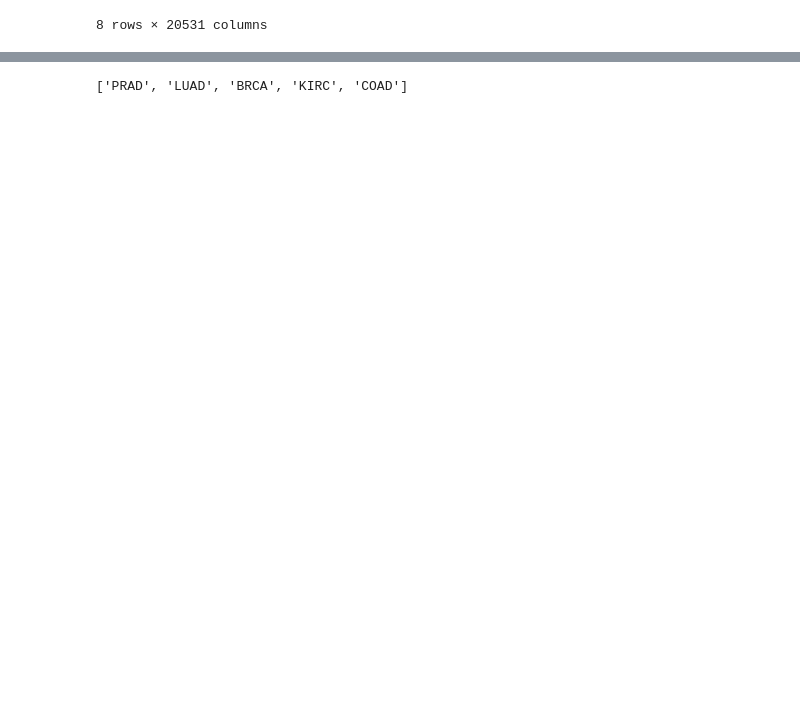
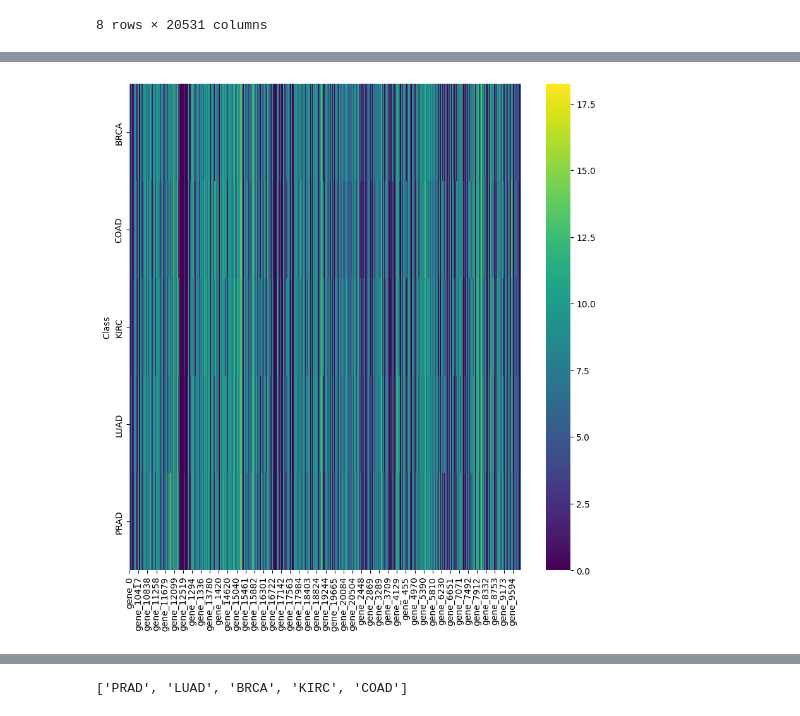
Before and after one commit to EdwinR01/DANA_4840, a Jupyter notebook: Edwin_DANA4840.ipynb, the cells around one changed output, grey strips where cells are left out. Drawn from its saved outputs; the diff is of its cells as text; code cells hidden in the pictures; blank space fills up the shorter version.

Commit message:
Merged,Scale and ready to Hierarchical Clusterin and CLARA

```diff
--- a/Edwin_DANA4840.ipynb
+++ b/Edwin_DANA4840.ipynb
@@ -22,0 +48,5 @@ df.head()
+# %%
+column_list_df=df.columns.tolist()
+# %%
+# Now we are moving Class column to the first position
+df_merged=df_merged[["Class"] + column_list_df]
@@ -22,0 +63,3 @@ df.head()
+# %%
+# We are dropping the Unnamed column
+df_merged.drop(columns=["Unnamed: 0"],inplace=True)
@@ -35,0 +117,5 @@ df.describe()
+# %%
+df_pivot=pd.pivot_table(df_merged,index=["Class"],aggfunc="mean")
+df_pivot
+
+# We are comparing the mean of all genes acros the classes to plot and compare any discrepancy
@@ -35,0 +131,11 @@ df.describe()
+# %%
+from scipy.cluster import hierarchy
+import matplotlib.pyplot as plt
+import seaborn as sns
+
+# I will use the pivot table to plot the heatmap
+plt.figure(figsize=(10,10))
+sns.heatmap(df_pivot,cmap="viridis")
+plt.show()
+# %% [output]
+[figure, added]
```
Also changed, not shown: parts of 23 cells of this notebook.
